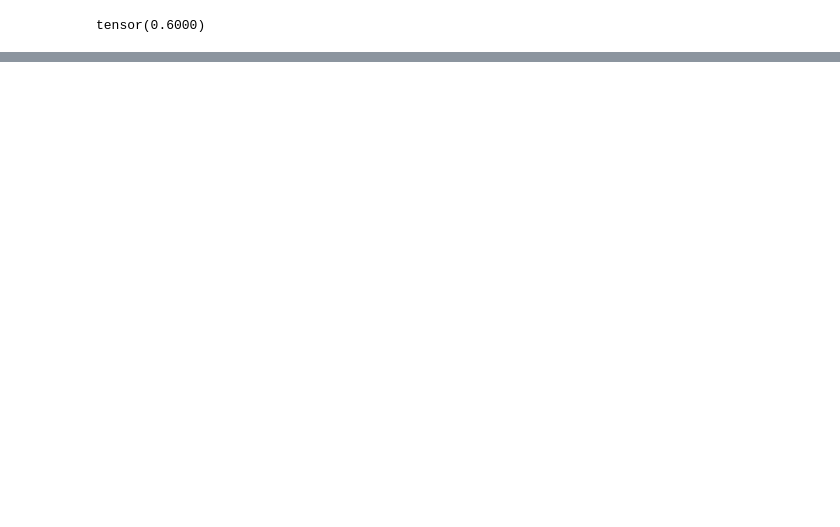
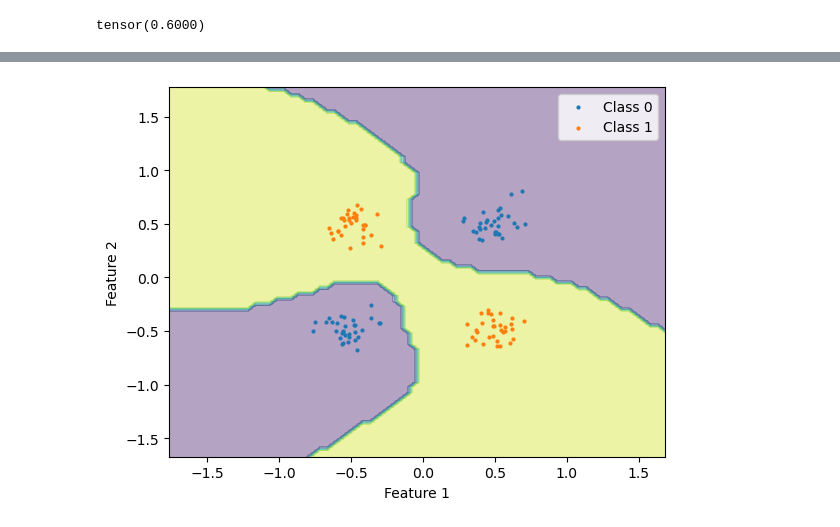
Before and after one commit to LRudL/dots, a Jupyter notebook: notebooks/twoclass_testing.ipynb, the cells around one changed output, grey strips where cells are left out. Cells and saved outputs as stored; diff of their text form; code cells hidden in the pictures; blank space fills up the shorter version.

```diff
--- a/notebooks/twoclass_testing.ipynb
+++ b/notebooks/twoclass_testing.ipynb
@@ -125,0 +147,2 @@ tensor(0.6000)
+# %%
+recovered = deepcopy(memoriser)
@@ -125,0 +165,4 @@ tensor(0.6000)
+# %%
+plot_decision_boundary(recovered, X2, y2, 0.05)
+# %% [output]
+[figure, added]
```
Also changed, not shown: parts of 10 cells of this notebook, 4 other files.
